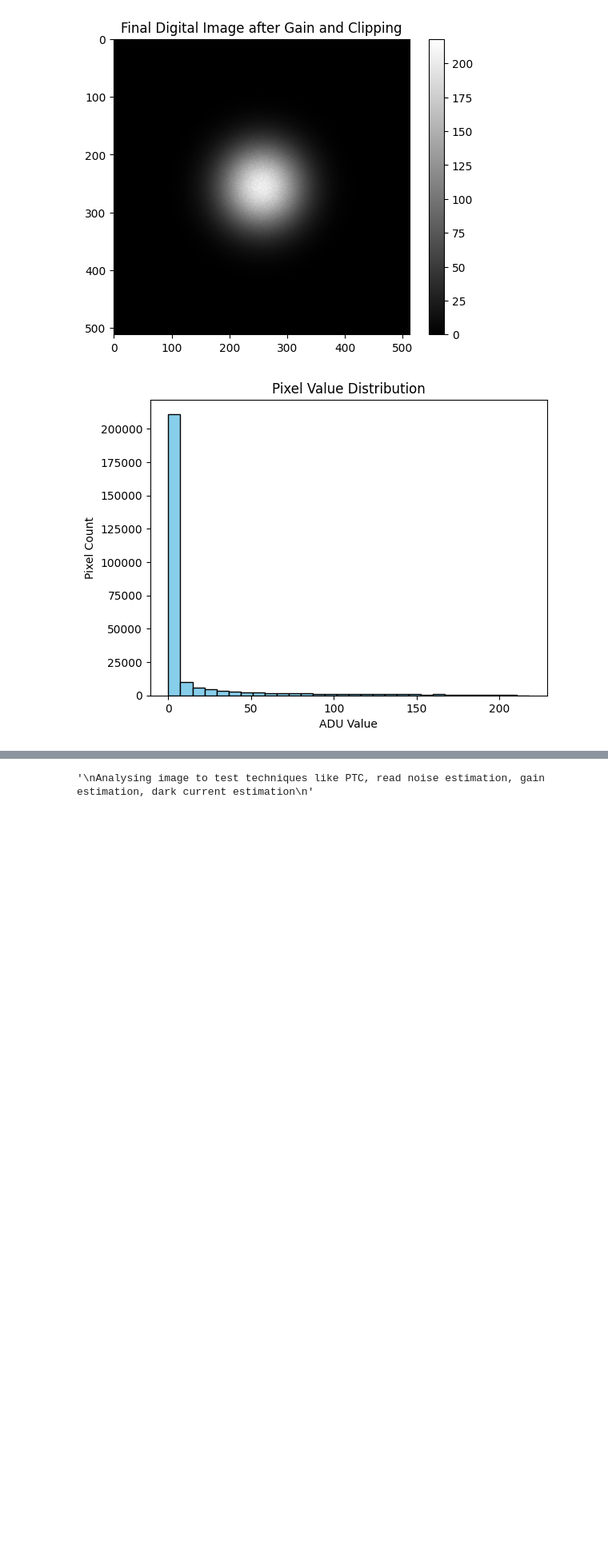
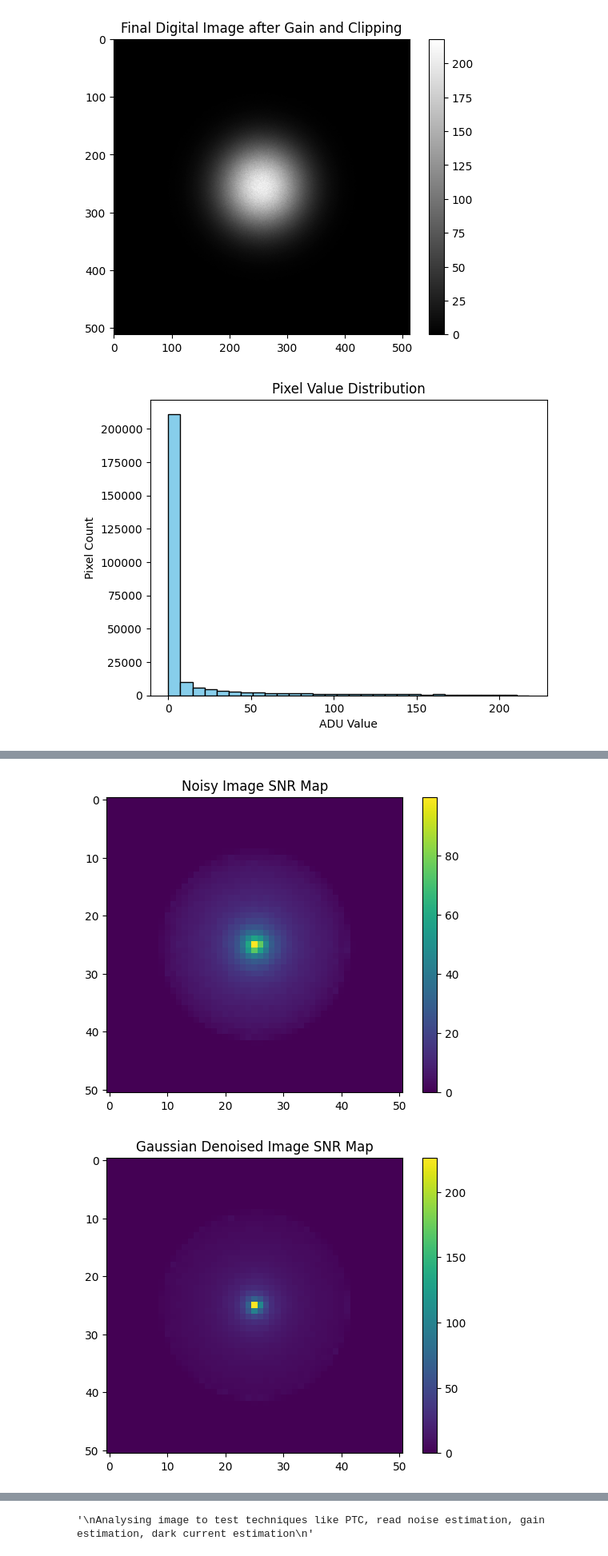
Before and after one commit to AyanS13/random_stuff, a Jupyter notebook: noise_analysis_trials.ipynb, the cells around one changed output, grey strips where cells are left out. Shown at 80% size. Cells and saved outputs as stored; diff of their text form; code cells hidden in the pictures; blank space fills up the shorter version.

```diff
--- a/noise_analysis_trials.ipynb
+++ b/noise_analysis_trials.ipynb
@@ -890 +947,74 @@ SNR after Median Denoising: 4.538
 [figure]
+# %%
+import numpy as np
+import cv2
+
+import numpy as np
+
+def calculate_2d_snr_map(image, block_size=10):
+    """
+    Divides the image into distinct blocks and calculates SNR for each.
+
+    Args:
+        image: 2D numpy array (float32 recommended).
+        block_size: Integer size of the square block (e.g., 32 for 32x32 tiles).
+    """
+    h, w = image.shape
+
+    # 1. Crop image to be perfectly divisible by block_size
+    h_new = (h // block_size) * block_size
+    w_new = (w // block_size) * block_size
+    img_cropped = image[:h_new, :w_new].astype(np.float32)
+
+    # 2. Reshape into (Blocks_Y, Block_H, Blocks_X, Block_W)
+    # This creates a 4D view of the image without copying data
+    shape = (h_new // block_size, block_size, w_new // block_size, block_size)
+    blocks = img_cropped.reshape(shape)
+
+    # 3. Calculate Mean and Std across the block axes (axis 1 and 3)
+    block_means = np.mean(blocks, axis=(1, 3))
+    block_stds = np.std(blocks, axis=(1, 3))
+
+    # 4. Calculate SNR
+    # Handling division by zero for dead pixels or zero-signal blocks
+    snr_map = np.divide(block_means, block_stds,
+                        out=np.zeros_like(block_means),
+                        where=block_stds != 0)
+
+    return snr_map
+
+# Example Usage
+# snr_grid = calculate_block_snr_map(calibrated_image, block_size=64)
+
+# Example Usage:
+# snr_2d = calculate_2d_snr_map(calibrated_image)
+# plt.imshow(snr_2d, cmap='viridis')
+# plt.colorbar(label='Local SNR')
+
+# Original Noisy Image
+noisy_image = calibrated_image
+snr_noisy = calculate_2d_snr_map(noisy_image)
+plt.imshow(snr_noisy, cmap='viridis')
+plt.colorbar()
+plt.title("Noisy Image SNR Map")
+plt.show()
+
+# 1. Gaussian Filter Denoising
+gaussian_denoised = gaussian_filter(noisy_image, sigma=1)
+snr_gaussian = calculate_2d_snr_map(gaussian_denoised)
+plt.imshow(snr_gaussian, cmap='viridis')
+plt.colorbar()
+plt.title("Gaussian Denoised Image SNR Map")
+plt.show()
+
+# 2. Median Filter Denoising
+from scipy.ndimage import median_filter
+median_denoised = median_filter(noisy_image, size=3)
+snr_median = calculate_2d_snr_map(median_denoised)
+plt.imshow(snr_median, cmap='viridis')
+plt.colorbar()
+plt.title("Median Denoised Image SNR Map")
+plt.show()
+# %% [output]
+[figure, added]
+[figure, added]
```
Also changed, not shown: parts of 3 cells of this notebook.
